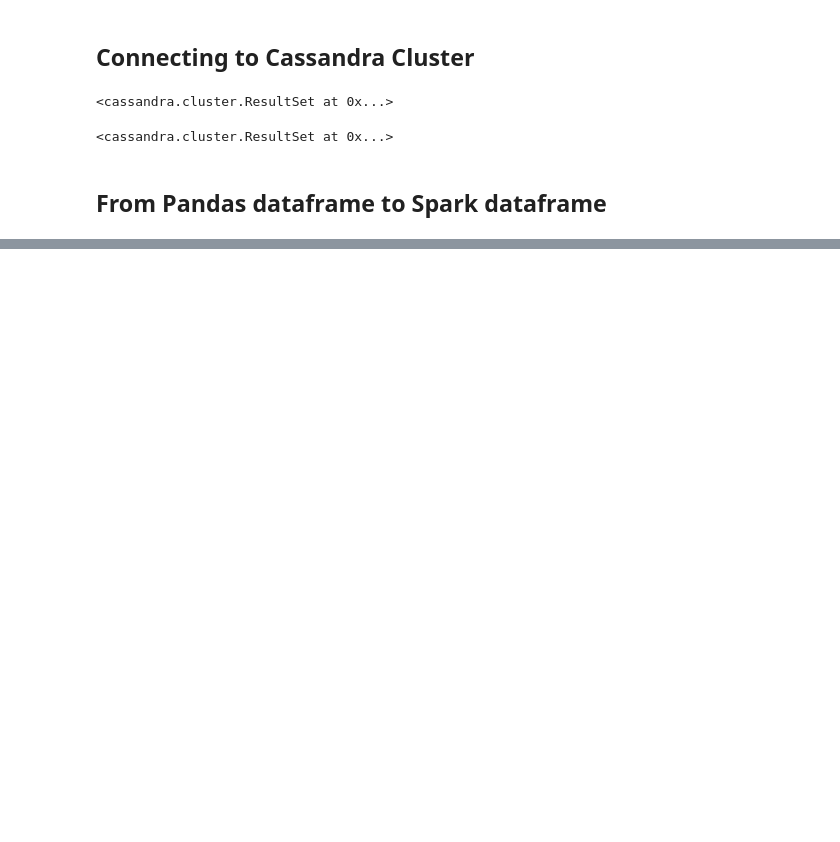
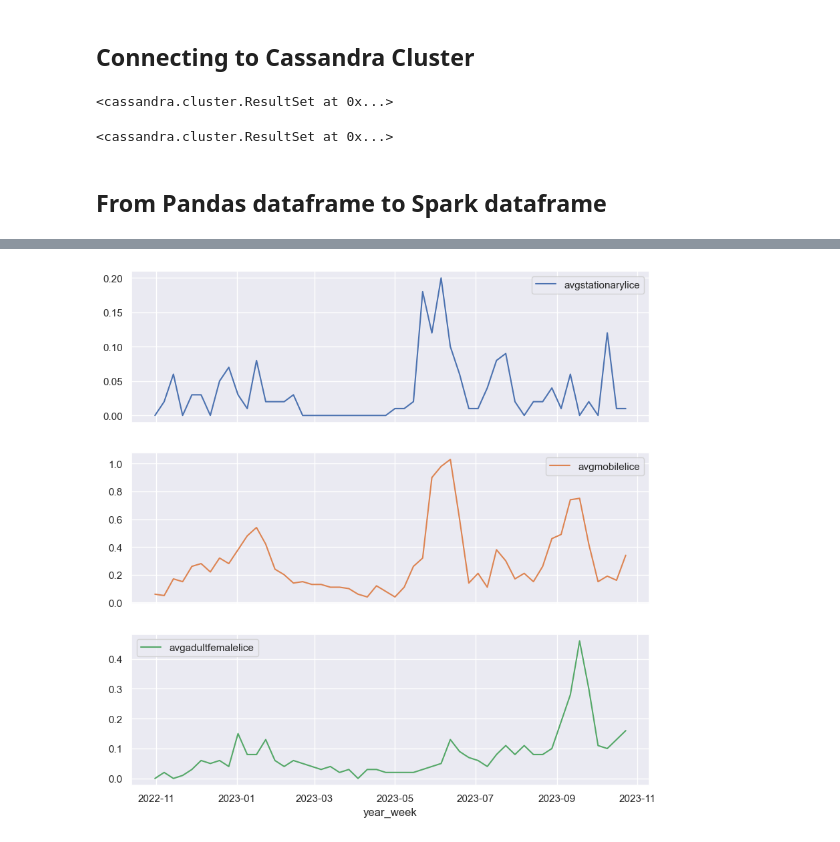
Before and after one commit to ivholmlu/D2D, a Jupyter notebook: Data_Quality.ipynb, the cells around one changed output, grey strips where cells are left out. Cells and saved outputs as stored; diff of their text form; code cells hidden in the pictures; blank space fills up the shorter version.

```diff
--- a/Data_Quality.ipynb
+++ b/Data_Quality.ipynb
@@ -221,0 +276,11 @@ only showing top 20 rows
+# %%
+# read from Cassandra - fish_table_year
+lice_count_table = spark.read.format("org.apache.spark.sql.cassandra").options(table="lice_count_table", keyspace="fish_keyspace").load()
+
+
+# turn the dataframes into pandas dataframes
+lice_count_table = lice_count_table.toPandas()
+
+# drop columns where all values are null or nan
+lice_count_table = lice_count_table.dropna(axis=1, how='all')
+lice_count_table
@@ -221,0 +305,9 @@ only showing top 20 rows
+# %%
+# plot avgstationarylice, avgmobilelice, avgfemalelice based on year_week, in 3 subplots
+lice_count_table_plot = lice_count_table[['year_week','avgstationarylice','avgmobilelice','avgadultfemalelice']]
+lice_count_table_plot = lice_count_table_plot.set_index('year_week')
+lice_count_table_plot.plot(subplots=True, figsize=(10,10))
+
+plt.show()
+# %% [output]
+[figure, added]
```
Also changed, not shown: parts of 27 cells of this notebook, 4 other files.
